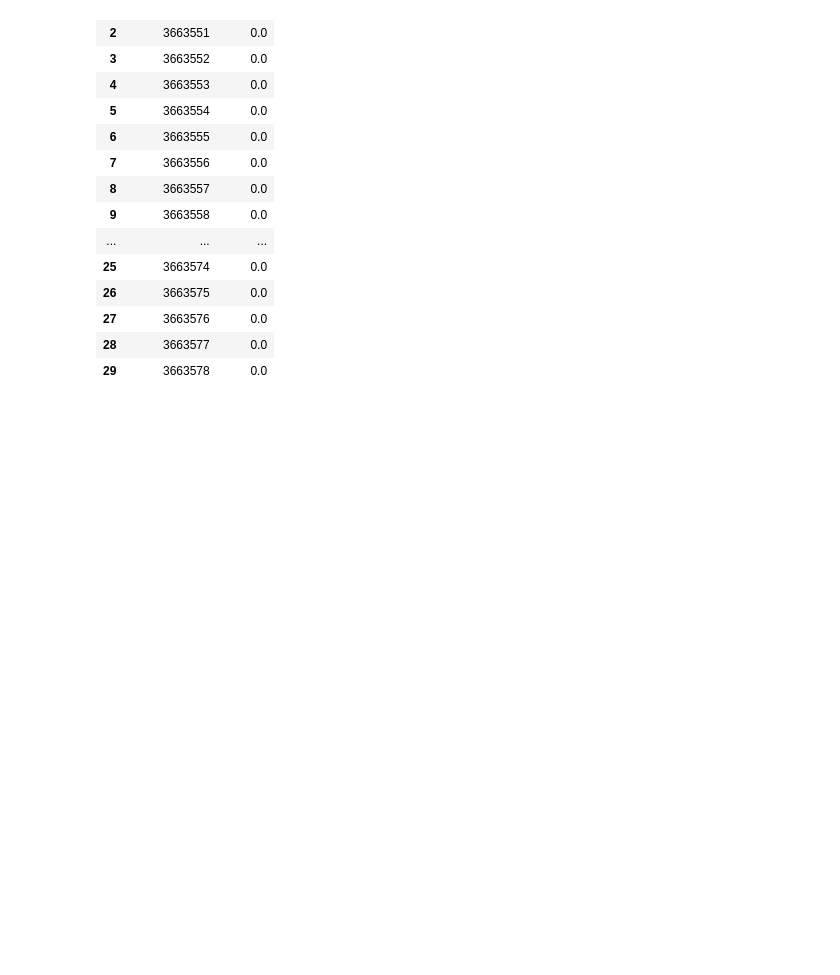
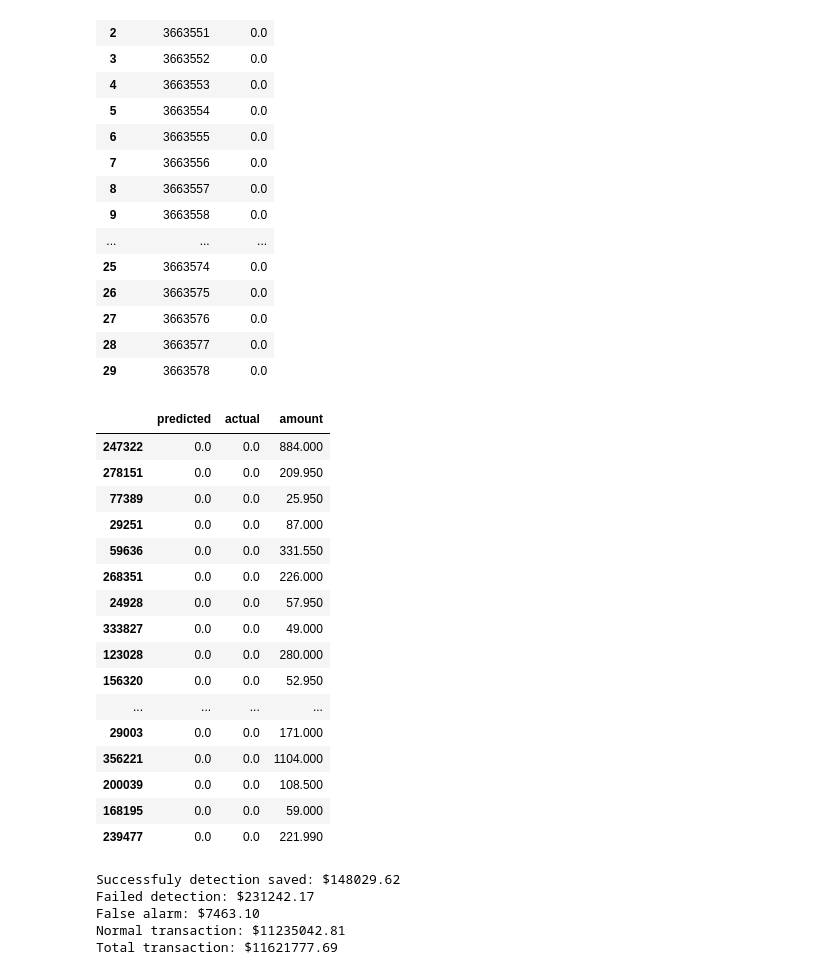
Before and after one commit to ddddaisi/springboard, a Jupyter notebook: Capstone 2 Fraud Detection/Step 5 Modeling.ipynb, the cells around one changed output. Drawn from its saved outputs; the diff is of its cells as text; code cells hidden in the pictures; blank space fills up the shorter version.

```diff
--- a/Capstone 2 Fraud Detection/Step 5 Modeling.ipynb
+++ b/Capstone 2 Fraud Detection/Step 5 Modeling.ipynb
@@ -598,15 +597,41 @@ rec.head(30)
 | 27 | 3663576 | 0.0 |
 | 28 | 3663577 | 0.0 |
 | 29 | 3663578 | 0.0 |
+# %%
+compare = pd.DataFrame({'predicted': pred1, 'actual': y_test, 'amount': X_test['TransactionAmt']})
+compare.sample(50)
+# %% [output]
+|  | predicted | actual | amount |
+| 247322 | 0.0 | 0.0 | 884.000 |
+| 278151 | 0.0 | 0.0 | 209.950 |
+| 77389 | 0.0 | 0.0 | 25.950 |
+| 29251 | 0.0 | 0.0 | 87.000 |
+| 59636 | 0.0 | 0.0 | 331.550 |
+| 268351 | 0.0 | 0.0 | 226.000 |
+| 24928 | 0.0 | 0.0 | 57.950 |
+| 333827 | 0.0 | 0.0 | 49.000 |
+| 123028 | 0.0 | 0.0 | 280.000 |
+| 156320 | 0.0 | 0.0 | 52.950 |
+| ... | ... | ... | ... |
+| 29003 | 0.0 | 0.0 | 171.000 |
+| 356221 | 0.0 | 0.0 | 1104.000 |
+| 200039 | 0.0 | 0.0 | 108.500 |
+| 168195 | 0.0 | 0.0 | 59.000 |
+| 239477 | 0.0 | 0.0 | 221.990 |
 # %%
-#compare = pd.DataFrame({'predicted': pred1, 'actual': y_test, 'amount': X_test['TransactionAmt']})
-#lost = compare.loc[(compare.predicted<0.5) & (compare.actual==1)]
-#save = compare.loc[(compare.predicted>0.5) & (compare.actual==1)]
-#flag = compare.loc[(compare.predicted>0.5) & (compare.actual==0)]
-#normal = compare.loc[(compare.predicted<0.5) & (compare.actual==0)]
-#print("Successfuly detection saved: ${:.2f}".format(np.sum(save.amount)))
-#print("Failed detection cost: ${:.2f}".format(np.sum(lost.amount)))
-#print("False alarm cost: ${:.2f}".format(np.sum(flag.amount)))
-#print("Normal transaction: ${:.2f}".format(np.sum(normal.amount)))
-#print("Total transaction: ${:.2f}".format(np.sum(compare.amount)))
+lost = compare.loc[(compare.predicted<0.5) & (compare.actual==1)]
+save = compare.loc[(compare.predicted>0.5) & (compare.actual==1)]
+flag = compare.loc[(compare.predicted>0.5) & (compare.actual==0)]
+normal = compare.loc[(compare.predicted<0.5) & (compare.actual==0)]
+print("Successfuly detection saved: ${:.2f}".format(np.sum(save.amount)))
+print("Failed detection: ${:.2f}".format(np.sum(lost.amount)))
+print("False alarm: ${:.2f}".format(np.sum(flag.amount)))
+print("Normal transaction: ${:.2f}".format(np.sum(normal.amount)))
+print("Total transaction: ${:.2f}".format(np.sum(compare.amount)))
 #print("prediction length " + str(len(compare)) + ", fraud detection length " + str(len(save)) + ", failed " + str(len(lost)))
+# %% [output]
+Successfuly detection saved: $148029.62
+Failed detection: $231242.17
+False alarm: $7463.10
+Normal transaction: $11235042.81
+Total transaction: $11621777.69
```
Also changed, not shown: parts of 2 cells of this notebook.
